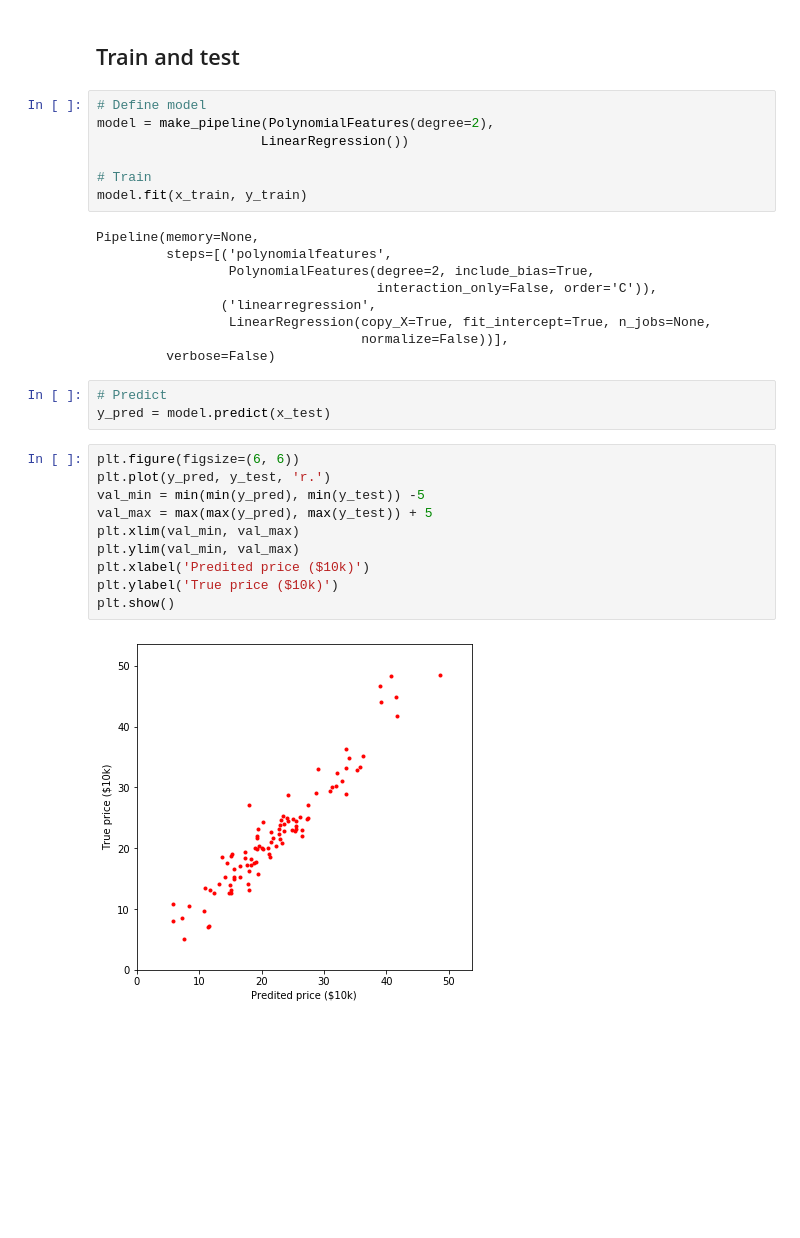
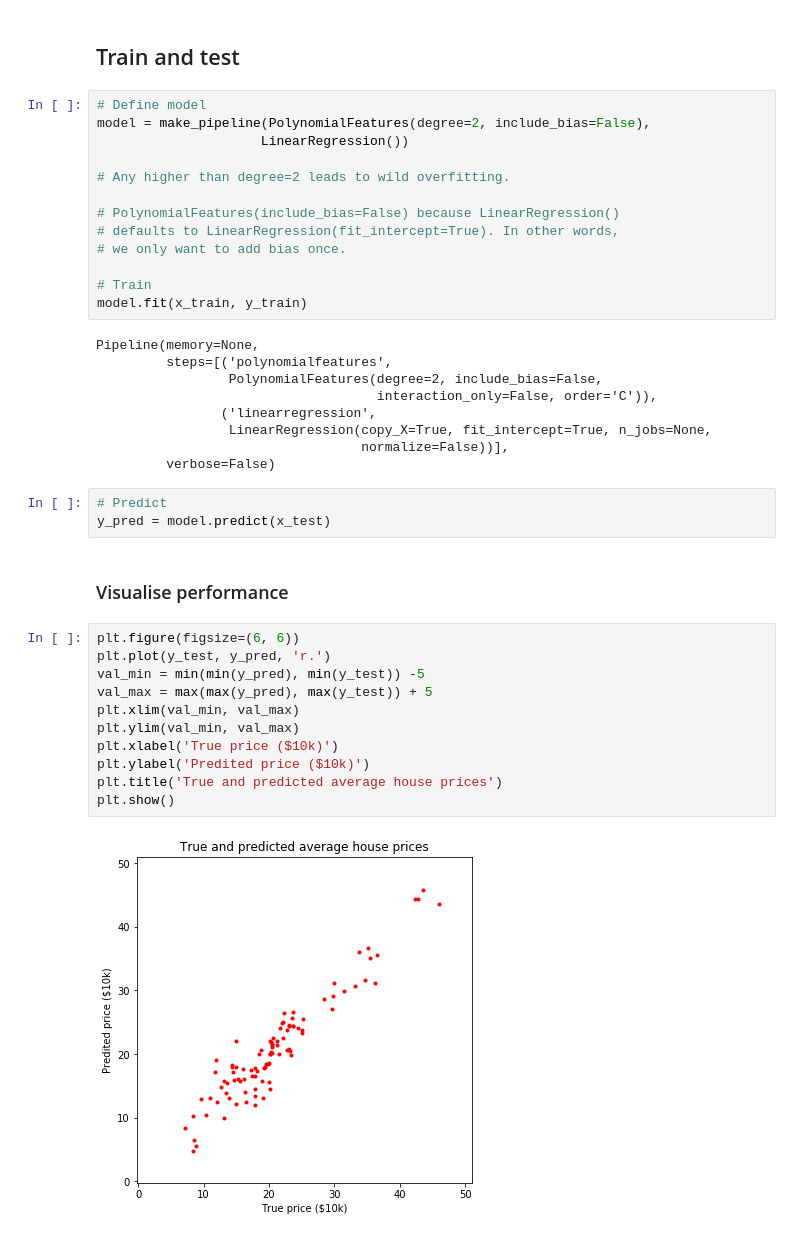
Before and after one commit to seddonr/ML_examples, a Jupyter notebook: polynomial_regression_multivar.ipynb, the cells around one changed output. Saved outputs shown, nothing was run; the diff lists cells and outputs as text; blank space fills up the shorter version.

Commit message:
Add performance metrics, commentary.

```diff
--- a/polynomial_regression_multivar.ipynb
+++ b/polynomial_regression_multivar.ipynb
@@ -193,15 +194,21 @@ x_train, x_test, y_train, y_test = train_test_split(x, y, test_size=0.2)
 ## Train and test
 # %%
 # Define model
-model = make_pipeline(PolynomialFeatures(degree=2),
+model = make_pipeline(PolynomialFeatures(degree=2, include_bias=False),
                      LinearRegression())
+
+# Any higher than degree=2 leads to wild overfitting.
+
+# PolynomialFeatures(include_bias=False) because LinearRegression()
+# defaults to LinearRegression(fit_intercept=True). In other words,
+# we only want to add bias once.
 
 # Train
 model.fit(x_train, y_train)
 # %% [output]
 Pipeline(memory=None,
          steps=[('polynomialfeatures',
-                 PolynomialFeatures(degree=2, include_bias=True,
+                 PolynomialFeatures(degree=2, include_bias=False,
                                     interaction_only=False, order='C')),
                 ('linearregression',
                  LinearRegression(copy_X=True, fit_intercept=True, n_jobs=None,
@@ -210,15 +217,18 @@ Pipeline(memory=None,
 # %%
 # Predict
 y_pred = model.predict(x_test)
+# %% [markdown]
+### Visualise performance
 # %%
 plt.figure(figsize=(6, 6))
-plt.plot(y_pred, y_test, 'r.')
+plt.plot(y_test, y_pred, 'r.')
 val_min = min(min(y_pred), min(y_test)) -5
 val_max = max(max(y_pred), max(y_test)) + 5
 plt.xlim(val_min, val_max)
 plt.ylim(val_min, val_max)
-plt.xlabel('Predited price ($10k)')
-plt.ylabel('True price ($10k)')
+plt.xlabel('True price ($10k)')
+plt.ylabel('Predited price ($10k)')
+plt.title('True and predicted average house prices')
 plt.show()
 # %% [output]
-[figure, old version]
+[figure, new version]
```
Also changed, not shown: parts of 6 cells of this notebook.
